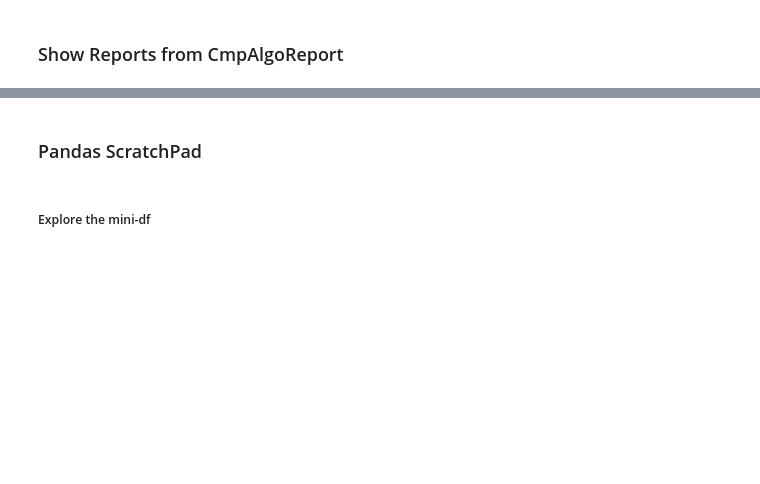
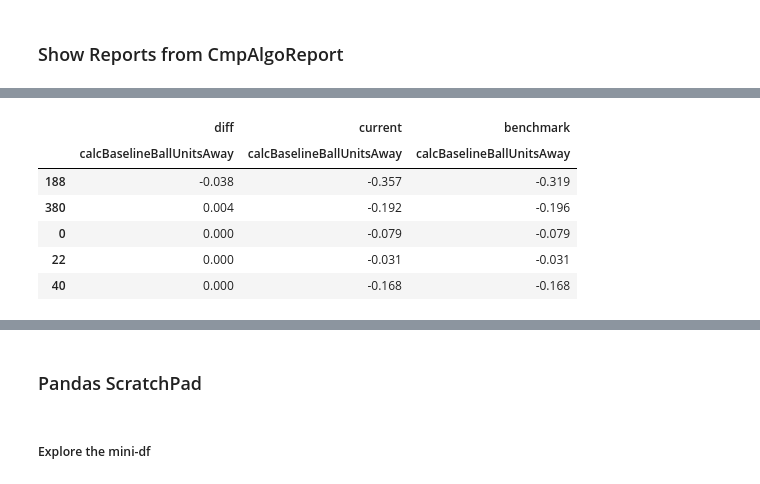
Before and after one commit to sutt/ppd, a Jupyter notebook: books/eval-report-1.ipynb, the cells around one changed output, grey strips where cells are left out. Drawn from its saved outputs; the diff is of its cells as text; code cells hidden in the pictures; blank space fills up the shorter version.

```diff
--- a/books/eval-report-1.ipynb
+++ b/books/eval-report-1.ipynb
@@ -104,0 +127,10 @@ mini.T
+# %%
+cmpB.largestDiscrepancy(calcBaselineBallUnitsAway=0, max_n=5)
+# %% [output]
+|  | diff | current | benchmark |
+|  | calcBaselineBallUnitsAway | calcBaselineBallUnitsAway | calcBaselineBallUnitsAway |
+| 188 | -0.038 | -0.357 | -0.319 |
+| 380 | 0.004 | -0.192 | -0.196 |
+| 0 | 0.000 | -0.079 | -0.079 |
+| 22 | 0.000 | -0.031 | -0.031 |
+| 40 | 0.000 | -0.168 | -0.168 |
```
Also changed, not shown: parts of 18 cells of this notebook, 4 other files.
